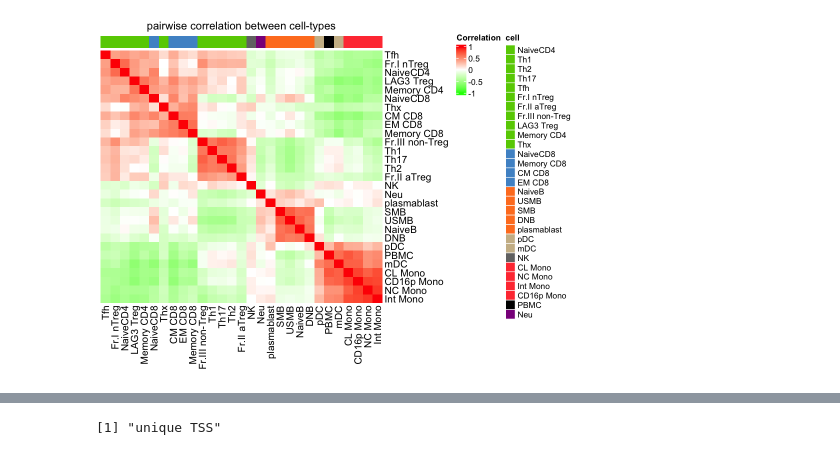
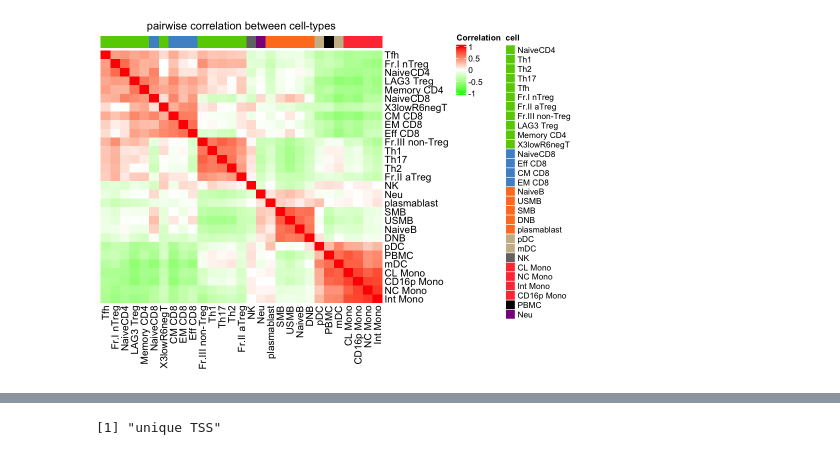
Before and after one commit to juninamo/TRAILS, a Jupyter notebook: Figures/Figure3.ipynb, the cells around one changed output, grey strips where cells are left out. Cells and saved outputs as stored; diff of their text form; code cells hidden in the pictures.

```diff
--- a/Figures/Figure3.ipynb
+++ b/Figures/Figure3.ipynb
@@ -65,26 +64,27 @@ load("../data/data_Fig03.RData")
 # dim(elavl)
 # %%
 # hirarchial clustering by expression correlation among cell types using the top 5000 variable isoforms
+
 ha = HeatmapAnnotation(cell = factor(colnames(mat_var), levels = colnames(mat_var)),
-                       col = list(cell = c("NaiveCD4" = "chartreuse3","Th1" = "chartreuse3","Th2" = "chartreuse3","Th17" = "chartreuse3","Tfh" = "chartreuse3","Fr.I nTreg" = "chartreuse3","Fr.II aTreg" = "chartreuse3","Fr.III non-Treg" = "chartreuse3","LAG3 Treg" = "chartreuse3","Memory CD4" = "chartreuse3","Thx" = "chartreuse3",
-                                           "NaiveCD8" = "steelblue3","Memory CD8" = "steelblue3","CM CD8" = "steelblue3","EM CD8" = "steelblue3",
+                       col = list(cell = c("NaiveCD4" = "chartreuse3","Th1" = "chartreuse3","Th2" = "chartreuse3","Th17" = "chartreuse3","Tfh" = "chartreuse3","Fr.I nTreg" = "chartreuse3","Fr.II aTreg" = "chartreuse3","Fr.III non-Treg" = "chartreuse3","LAG3 Treg" = "chartreuse3","Memory CD4" = "chartreuse3","X3lowR6negT" = "chartreuse3",
+                                           "NaiveCD8" = "steelblue3","Eff CD8" = "steelblue3","CM CD8" = "steelblue3","EM CD8" = "steelblue3",
                                            "NaiveB" = "chocolate1","USMB" = "chocolate1","SMB" = "chocolate1","DNB" = "chocolate1","plasmablast" = "chocolate1",
                                            "pDC" = "wheat3","mDC" = "wheat3",
                                            "NK" = "grey45",
                                            "CL Mono" = "brown1","NC Mono" = "brown1","Int Mono" = "brown1","CD16p Mono" = "brown1",
                                            "PBMC" = "black",
                                            "Neu" = "darkmagenta")),
                        show_annotation_name = FALSE)
 
 options(repr.plot.width=8, repr.plot.height=6)
 Heatmap(cor(mat_var), name = "cor",
         top_annotation = ha,
         col = circlize::colorRamp2(c(-1, 0, 1), c("green", "white", "red")),
         show_row_names = TRUE, show_column_names = TRUE, show_row_dend = FALSE, show_column_dend = FALSE,
         column_title = "pairwise correlation between cell-types",
         heatmap_legend_param = list(title = "Correlation"))
 # %% [output]
-[figure, old version]
+[figure, new version]
 # %%
 # specific isoforms
 
```
Also changed, not shown: parts of 2 cells of this notebook, 52 other files.
